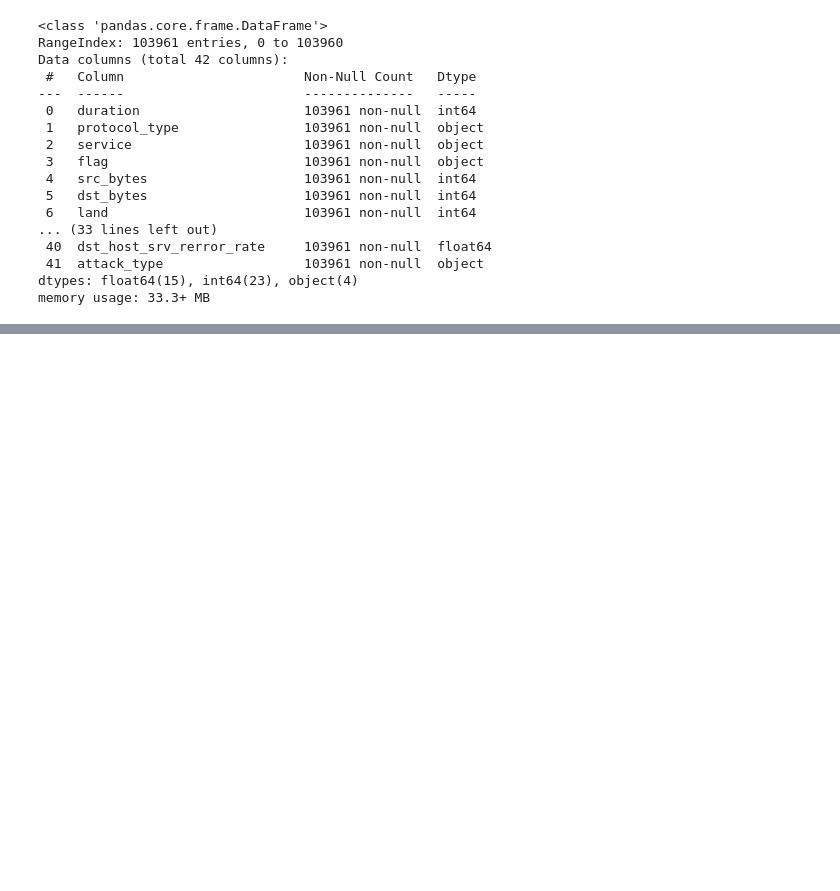
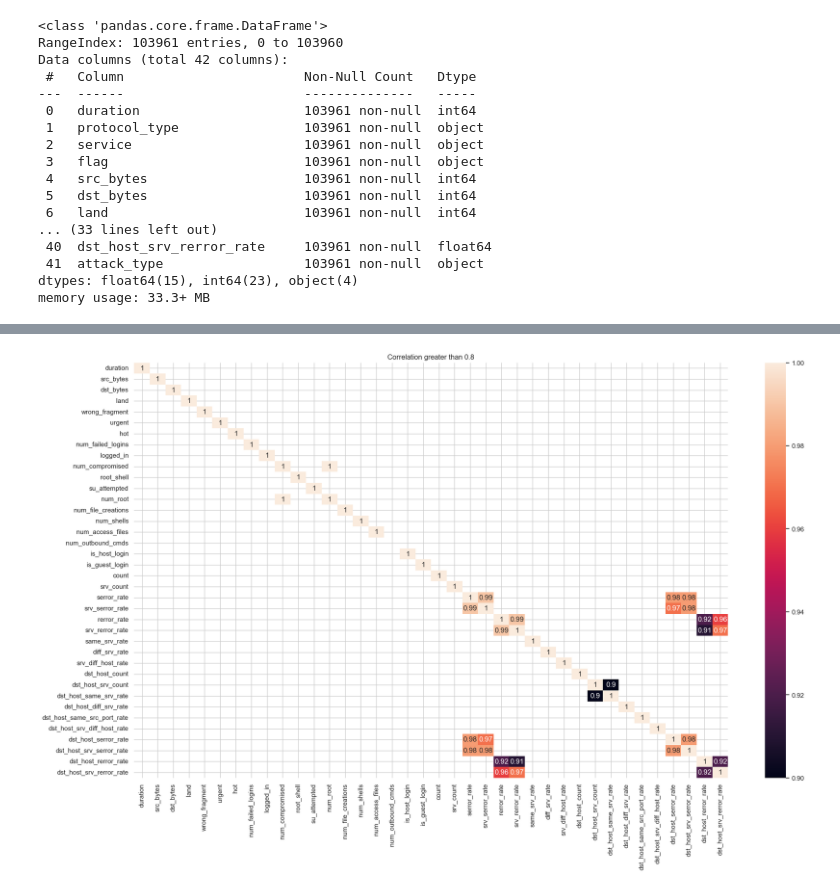
Before and after one commit to PugtgYosuky/AML_project1, a Jupyter notebook: src/explore_dataset.ipynb, the cells around one changed output, grey strips where cells are left out. Cells and saved outputs as stored; diff of their text form; code cells hidden in the pictures; blank space fills up the shorter version.

```diff
--- a/src/explore_dataset.ipynb
+++ b/src/explore_dataset.ipynb
@@ -58,0 +202,8 @@ memory usage: 33.3+ MB
+# %%
+correlated_features = corr.abs() > 0.8
+plt.figure()
+sns.heatmap(data=corr[correlated_features].round(2), annot=True)
+plt.title('Correlation greater than 0.8')
+plt.grid(True)
+# %% [output]
+[figure, added]
```
Also changed, not shown: parts of 24 cells of this notebook.
